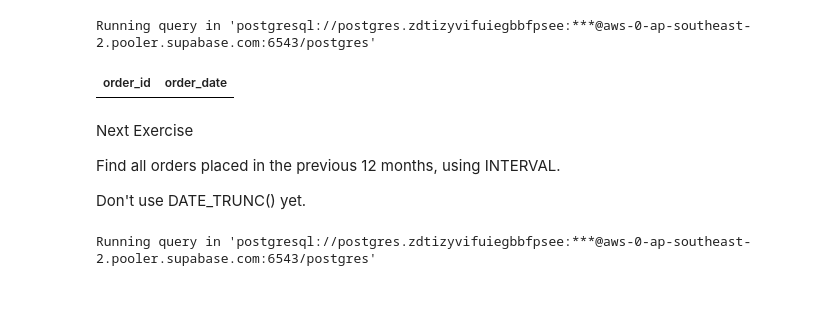
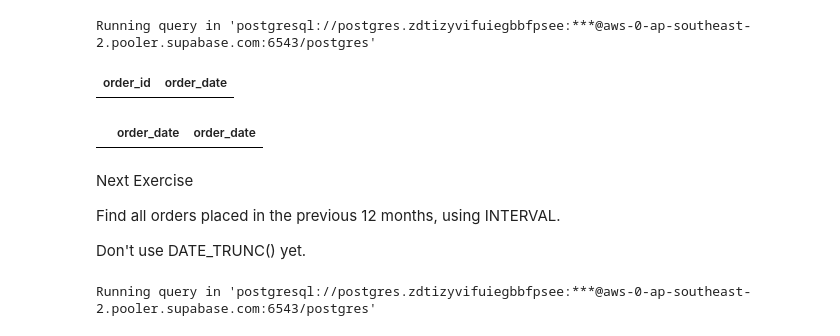
Before and after one commit to umesh-creates/sql_pandas_exercise_and_notes, a Jupyter notebook: retail_analysis exercise/date _and_time.ipynb, the cells around one changed output. Drawn from its saved outputs; the diff is of its cells as text; code cells hidden in the pictures; blank space fills up the shorter version.

```diff
--- a/retail_analysis exercise/date _and_time.ipynb
+++ b/retail_analysis exercise/date _and_time.ipynb
@@ -2901,6 +2944,15 @@ WHERE order_date >= DATE_TRUNC('quarter', CURRENT_DATE)
 # %% [output]
 Running query in 'postgresql://postgres.zdtizyvifuiegbbfpsee:***@aws-0-ap-southeast-2.pooler.supabase.com:6543/postgres'
 | order_id | order_date |
+# %%
+orders[
+    ['order_date', 'order_date']
+][
+    (orders['order_date'] >= pd.Timestamp.today().to_period('Q').start_time)
+    & (orders['order_date'] <= pd.Timestamp.now())
+]
+# %% [output]
+|  | order_date | order_date |
 # %% [markdown]
 Next Exercise
 
```
Also changed, not shown: parts of 13 cells of this notebook.
